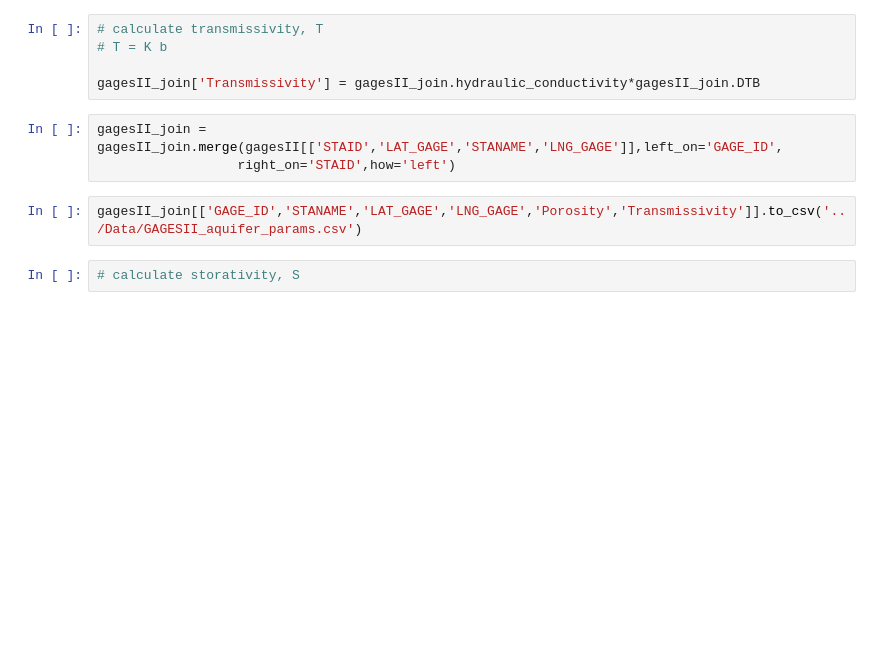
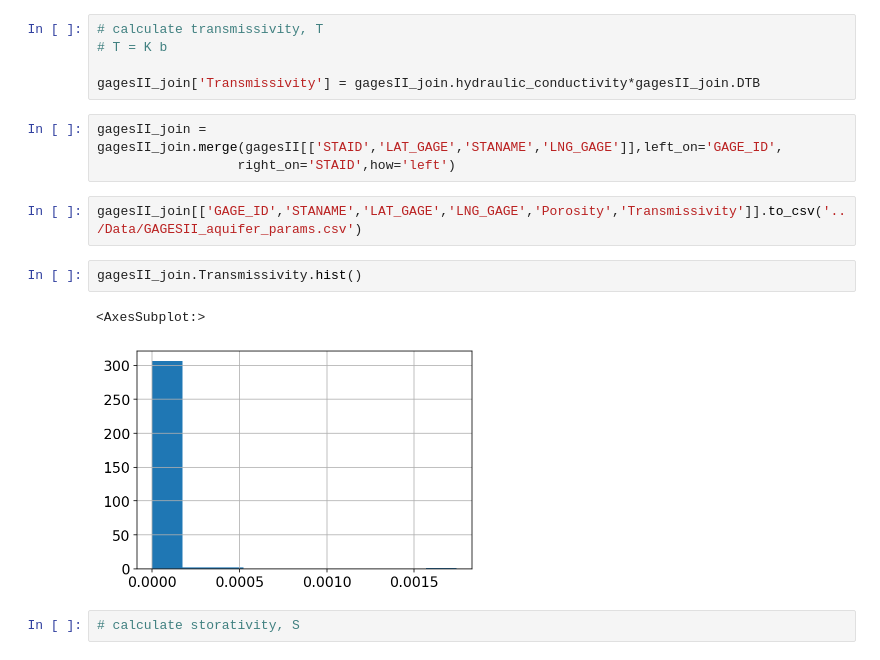
Before and after one commit to lapidesd/streamflow_depletion_metrics_replacement, a Jupyter notebook: Code/aquifer_params.ipynb, the cells around one changed output. Drawn from its saved outputs; the diff is of its cells as text; blank space fills up the shorter version.

```diff
--- a/Code/aquifer_params.ipynb
+++ b/Code/aquifer_params.ipynb
@@ -177,5 +180,10 @@ gagesII_join = gagesII_join.merge(gagesII[['STAID','LAT_GAGE','STANAME','LNG_GAG
                   right_on='STAID',how='left')
 # %%
 gagesII_join[['GAGE_ID','STANAME','LAT_GAGE','LNG_GAGE','Porosity','Transmissivity']].to_csv('../Data/GAGESII_aquifer_params.csv')
+# %%
+gagesII_join.Transmissivity.hist()
+# %% [output]
+<AxesSubplot:>
+[figure, added]
 # %%
 # calculate storativity, S
```
Also changed, not shown: parts of 3 cells of this notebook, 1 other file.
